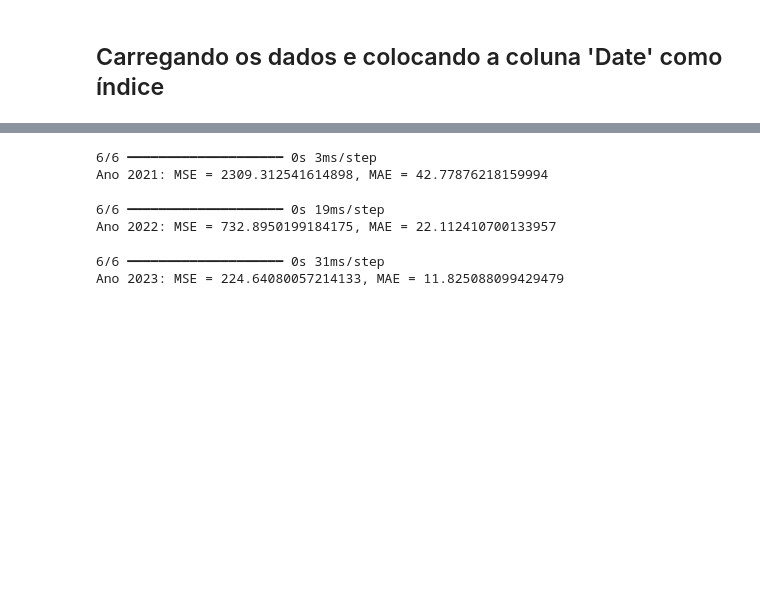
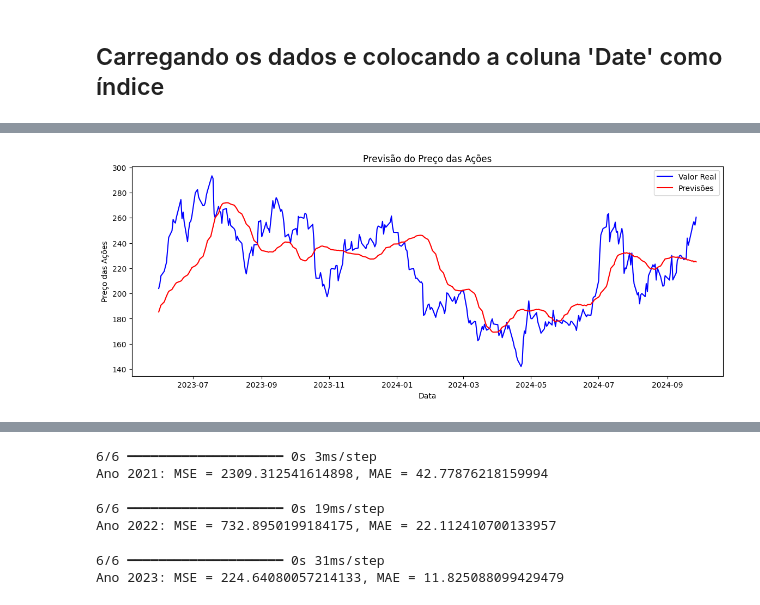
Before and after one commit to TCCCODADA/TCCII, a Jupyter notebook: rede1 copy.ipynb, the cells around one changed output, grey strips where cells are left out. Drawn from its saved outputs; the diff is of its cells as text; code cells hidden in the pictures; blank space fills up the shorter version.

```diff
--- a/rede1 copy.ipynb
+++ b/rede1 copy.ipynb
@@ -129,0 +319,77 @@ MAE: 10.498755110555619
+# %%
+
+features = ['Open', 'High', 'Low', 'Close', 'Adj Close', 'Volume', 'SMA_10', 'EMA_10',
+            'RSI_10', 'MACD', 'MACD_Histogram', 'BBL_20_2.0', 'BBM_20_2.0', 'BBU_20_2.0',
+            'BBB_20_2.0', 'BBP_20_2.0', 'ATRr_14', 'stoch_k', 'stoch_d']  # Define as features que serão usadas para treinar o modelo
+
+target = 'Adj Close'  # Define o alvo que será previsto, neste caso o preço ajustado de fechamento
+
+X = df[features]  # Seleciona as features do DataFrame
+y = df[target]  # Seleciona a coluna alvo
+
+scaler = MinMaxScaler()  # Inicializa o scaler para normalizar os dados
+X_scaled = scaler.fit_transform(X)  # Normaliza os dados de entrada para um intervalo de 0 a 1
+
+y = y.values  # Converte o alvo em um array NumPy
+
+window_size = 60  # Define o tamanho da janela para a criação de sequências
+
+X_seq = []  # Inicializa a lista para armazenar sequências de entrada
+y_seq = []  # Inicializa a lista para armazenar as saídas correspondentes
+
+# Cria sequências de dados de entrada e saída
+for i in range(window_size, len(X_scaled)):
+    X_seq.append(X_scaled[i-window_size:i])  # Adiciona uma sequência de 60 pontos de dados de entrada
+    y_seq.append(y[i])  # Adiciona o valor de saída correspondente
+
+X_seq = np.array(X_seq)  # Converte as sequências de entrada para um array NumPy
+y_seq = np.array(y_seq)  # Converte as saídas para um array NumPy
+
+train_size = int(len(X_seq) * 0.7)  # Define o tamanho do conjunto de treino como 70% dos dados
+X_train, X_test = X_seq[:train_size], X_seq[train_size:]  # Divide os dados de entrada em treino e teste
+y_train, y_test = y_seq[:train_size], y_seq[train_size:]  # Divide os dados de saída em treino e teste
+
+# Cria o modelo sequencial com camadas convolucionais aprimoradas
+model = Sequential()
+model.add(Conv1D(filters=128, kernel_size=5, activation='relu', input_shape=(X_train.shape[1], X_train.shape[2])))  # Adiciona uma camada Conv1D com 128 filtros e kernel size 5
+model.add(MaxPooling1D(pool_size=2))  # Adiciona uma camada de pooling para reduzir a dimensionalidade
+model.add(Conv1D(filters=64, kernel_size=3, activation='relu'))  # Adiciona uma segunda camada Conv1D com 64 filtros
+model.add(GlobalAveragePooling1D())  # Adiciona uma camada de pooling global para reduzir as características
+model.add(Dense(50, activation='relu'))  # Adiciona uma camada densa com 50 neurônios e ativação ReLU
+model.add(Dense(1))  # Adiciona a camada de saída com um neurônio
+
+# Compila o modelo, usando o otimizador 'adam' e a função de perda 'mse' (erro quadrático médio)
+model.compile(optimizer='adam', loss='mse')
+
+# Treina o modelo com os dados de treino, usando 50 épocas e um tamanho de batch de 32
+history = model.fit(X_train, y_train, epochs=50, batch_size=32, validation_data=(X_test, y_test))
+
+# Faz previsões para os dados de teste
+y_pred = model.predict(X_test)
+
+# Calcula o erro quadrático médio (MSE), o erro absoluto médio (MAE) e o R² para as previsões
+mse = mean_squared_error(y_test, y_pred)
+mae = mean_absolute_error(y_test, y_pred)
+r2 = r2_score(y_test, y_pred)
+print(f'MSE: {mse}')  # Exibe o MSE
+print(f'MAE: {mae}')  # Exibe o MAE
+print(f'R²: {r2}')  # Exibe o coeficiente de determinação R²
+
+# Calcula a porcentagem de acurácia
+accuracy = r2 * 100
+print(f'Acurácia: {accuracy:.2f}%')  # Exibe a acurácia em porcentagem
+
+# Obtém as datas correspondentes aos dados de teste
+test_dates = df['Date'][-len(y_test):]
+test_dates = test_dates.reset_index(drop=True)  # Reseta o índice para uma visualização correta
+
+# Plota os valores reais e previstos para o conjunto de teste
+plt.figure(figsize=(14,5))
+plt.plot(test_dates, y_test, color='blue', label='Valor Real')  # Plota o valor real
+plt.plot(test_dates, y_pred, color='red', label='Previsões')  # Plota as previsões do modelo
+plt.title('Previsão do Preço das Ações')  # Define o título do gráfico
+plt.xlabel('Data')  # Define o rótulo do eixo x
+plt.ylabel('Preço das Ações')  # Define o rótulo do eixo y
+plt.legend()  # Adiciona uma legenda ao gráfico
+plt.show()  # Mostra o gráfico
+# %% [output]
@@ -130,3 +413,4 @@ MAE: 10.498755110555619
+[figure, added]
 # %%
 df.head()
 # %% [output]
```
Also changed, not shown: parts of 8 cells of this notebook, 3 other files.
